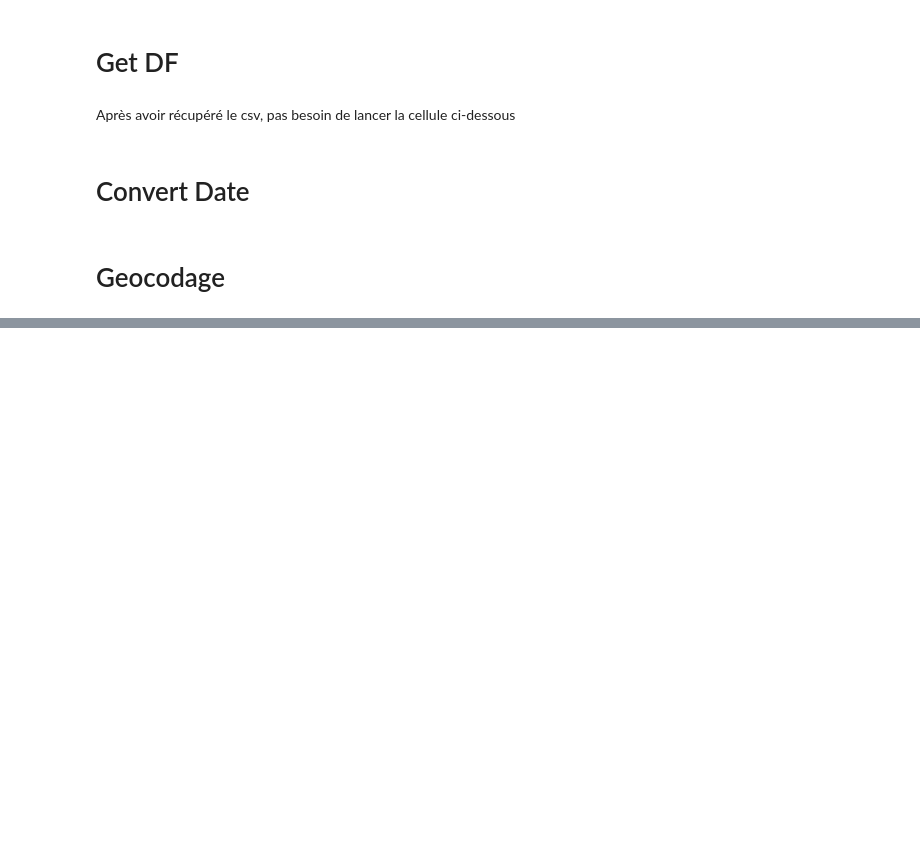
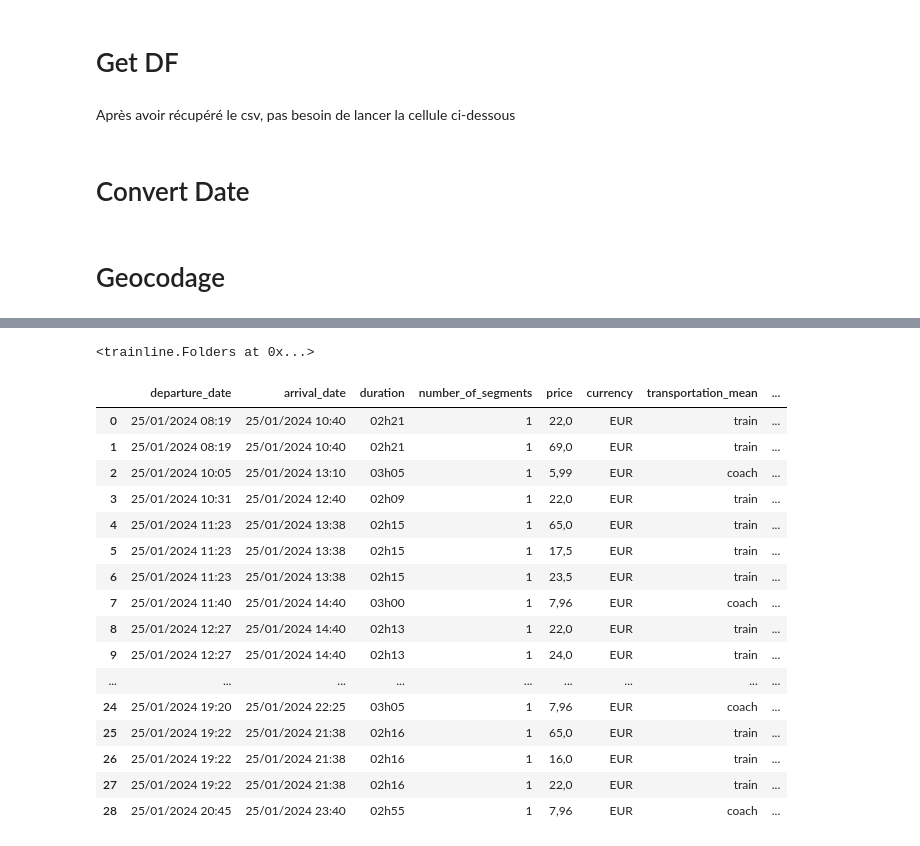
Before and after one commit to minji-km/Cultural-event-and-train-planner-in-France-, a Jupyter notebook: scrapping_cultural_events.ipynb, the cells around one changed output, grey strips where cells are left out. Saved outputs shown, nothing was run; the diff lists cells and outputs as text; code cells hidden in the pictures; blank space fills up the shorter version.

```diff
--- a/scrapping_cultural_events.ipynb
+++ b/scrapping_cultural_events.ipynb
@@ -158,0 +211,32 @@ carte
+# %%
+resultats = trainline.search(
+	departure_station="Toulouse",
+	arrival_station="Bordeaux",
+	from_date="25/01/2024 08:00",
+	to_date="25/01/2024 21:00")
+# %%
+data_io = io.StringIO(resultats.csv())
+# %%
+resultats
+# %% [output]
+<trainline.Folders at 0x...>
+# %%
+traindata = pd.read_csv(data_io, sep=";")
+# %% [output]
+|  | departure_date | arrival_date | duration | number_of_segments | price | currency | transportation_mean | ... |
+| 0 | 25/01/2024 08:19 | 25/01/2024 10:40 | 02h21 | 1 | 22,0 | EUR | train | ... |
+| 1 | 25/01/2024 08:19 | 25/01/2024 10:40 | 02h21 | 1 | 69,0 | EUR | train | ... |
+| 2 | 25/01/2024 10:05 | 25/01/2024 13:10 | 03h05 | 1 | 5,99 | EUR | coach | ... |
+| 3 | 25/01/2024 10:31 | 25/01/2024 12:40 | 02h09 | 1 | 22,0 | EUR | train | ... |
+| 4 | 25/01/2024 11:23 | 25/01/2024 13:38 | 02h15 | 1 | 65,0 | EUR | train | ... |
+| 5 | 25/01/2024 11:23 | 25/01/2024 13:38 | 02h15 | 1 | 17,5 | EUR | train | ... |
+| 6 | 25/01/2024 11:23 | 25/01/2024 13:38 | 02h15 | 1 | 23,5 | EUR | train | ... |
+| 7 | 25/01/2024 11:40 | 25/01/2024 14:40 | 03h00 | 1 | 7,96 | EUR | coach | ... |
+| 8 | 25/01/2024 12:27 | 25/01/2024 14:40 | 02h13 | 1 | 22,0 | EUR | train | ... |
+| 9 | 25/01/2024 12:27 | 25/01/2024 14:40 | 02h13 | 1 | 24,0 | EUR | train | ... |
+| ... | ... | ... | ... | ... | ... | ... | ... | ... |
+| 24 | 25/01/2024 19:20 | 25/01/2024 22:25 | 03h05 | 1 | 7,96 | EUR | coach | ... |
+| 25 | 25/01/2024 19:22 | 25/01/2024 21:38 | 02h16 | 1 | 65,0 | EUR | train | ... |
+| 26 | 25/01/2024 19:22 | 25/01/2024 21:38 | 02h16 | 1 | 16,0 | EUR | train | ... |
+| 27 | 25/01/2024 19:22 | 25/01/2024 21:38 | 02h16 | 1 | 22,0 | EUR | train | ... |
+| 28 | 25/01/2024 20:45 | 25/01/2024 23:40 | 02h55 | 1 | 7,96 | EUR | coach | ... |
```
Also changed, not shown: parts of 9 cells of this notebook.
